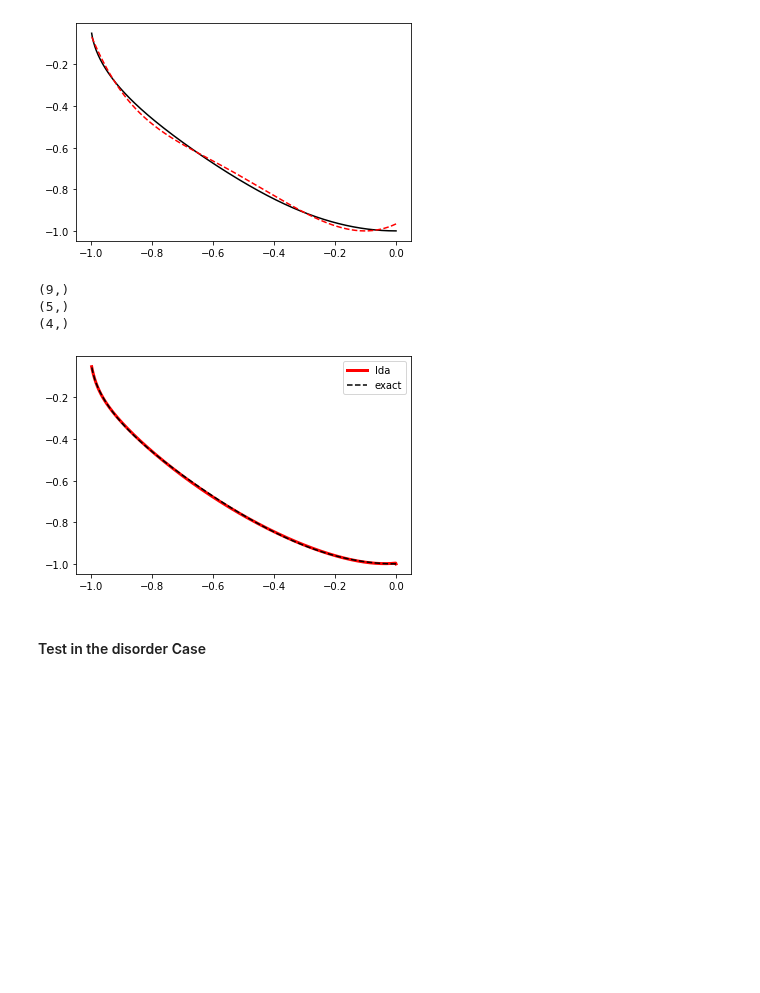
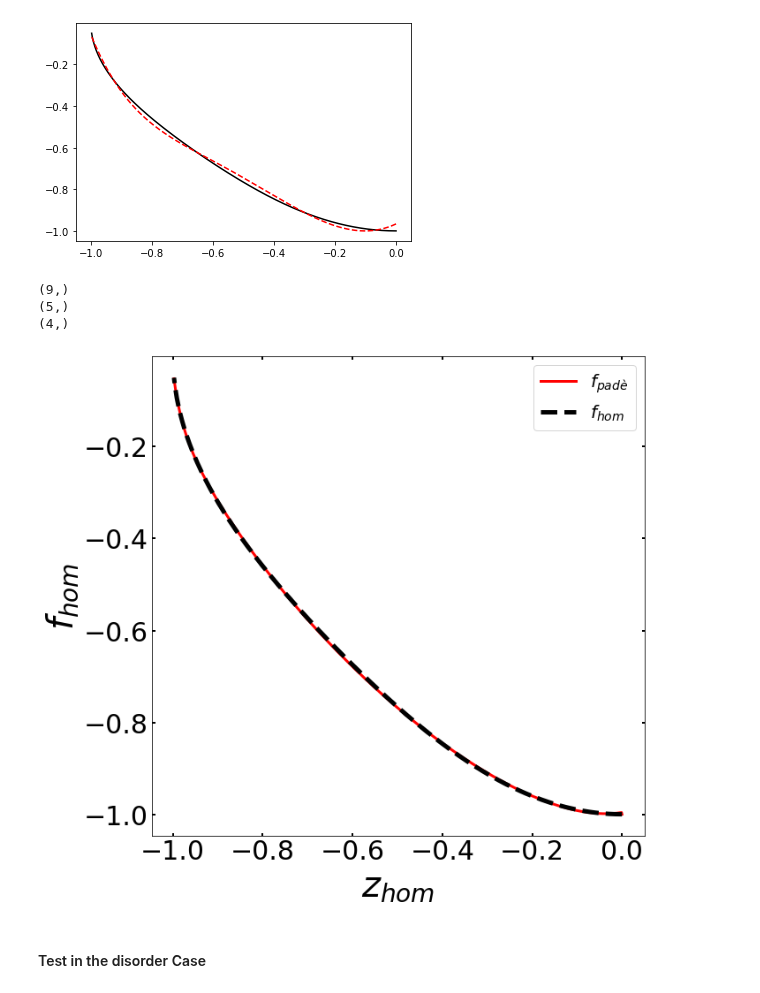
Before and after one commit to emacosta95/quantum_simulations_for_ising, a Jupyter notebook: lda_approximation.ipynb, the cells around one changed output. Drawn from its saved outputs; the diff is of its cells as text; code cells hidden in the pictures; blank space fills up the shorter version.

```diff
--- a/lda_approximation.ipynb
+++ b/lda_approximation.ipynb
@@ -76,30 +90,41 @@ def f_lda(z:np.ndarray,coeff:np.ndarray):
 # %%
 coeff,_=curve_fit(f=pade,xdata=z,ydata=f,)
 
 print(coeff.shape)
 
 coeff_p=coeff[:5]
 coeff_q=coeff[5:]
 print(coeff_p.shape)
 print(coeff_q.shape)
 
 f_ml=pade(z,a_p=coeff[0],b_p=coeff[1],c_p=coeff[2],d_p=coeff[3],e_p=coeff[4],a_q=coeff[5],b_q=coeff[6],c_q=coeff[7],d_q=coeff[8])
 
 
 
 # z_poly_p=z[None,:]*(4-np.arange(5))[:,None]
 # z_poly_q=z[None,:]*(3-np.arange(4))[:,None]
 # f_ml=np.einsum('ka,k->a',z_poly_p,coeff_p)/np.einsum('ka,k->a',z_poly_q,coeff_q)
-
-plt.plot(z,f_ml,color='red',label='lda',linewidth=3)
-plt.plot(z,f,color='black',label='exact',linestyle='--')
-plt.legend()
+plt.figure(figsize=(10,10))
+plt.plot(z,f_ml,color='red',label=r'$f_{padè}$',linewidth=3)
+plt.plot(z,f,color='black',label=r'$f_{hom}$',linestyle='--',linewidth=5)
+plt.legend(fontsize=20)
+plt.ylabel(r'$f_{hom}$',fontsize=40)
+plt.xlabel(r'$z_{hom}$',fontsize=40)
+plt.tick_params(
+            top=True,
+            right=True,
+            labeltop=False,
+            labelright=False,
+            direction="in",
+            labelsize=30,
+            width=2,
+        )
 plt.show()
 # %% [output]
 (9,)
 (5,)
 (4,)
-[figure, old version]
+[figure, new version]
 # %% [markdown]
 #### Test in the disorder Case
 # %%
```
Also changed, not shown: parts of 3 cells of this notebook, 12 other files.
